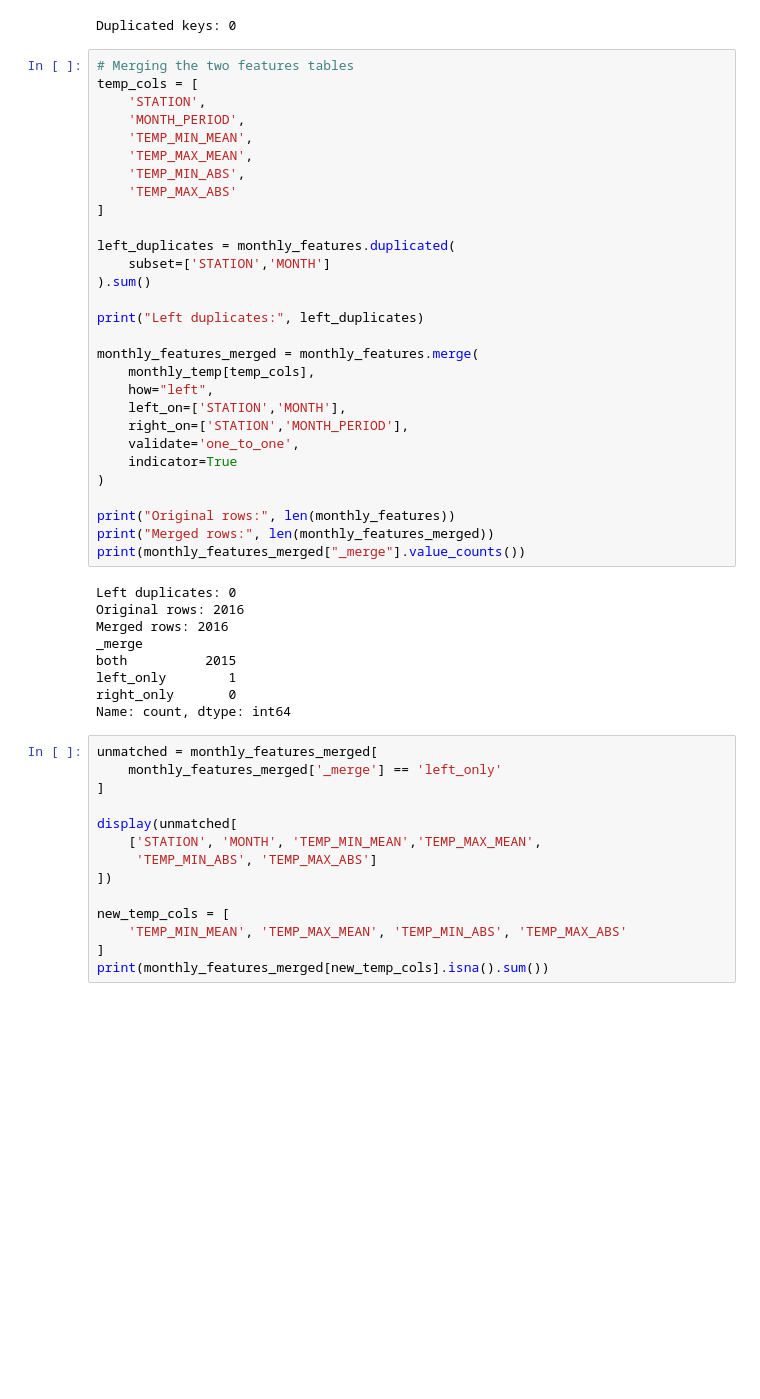
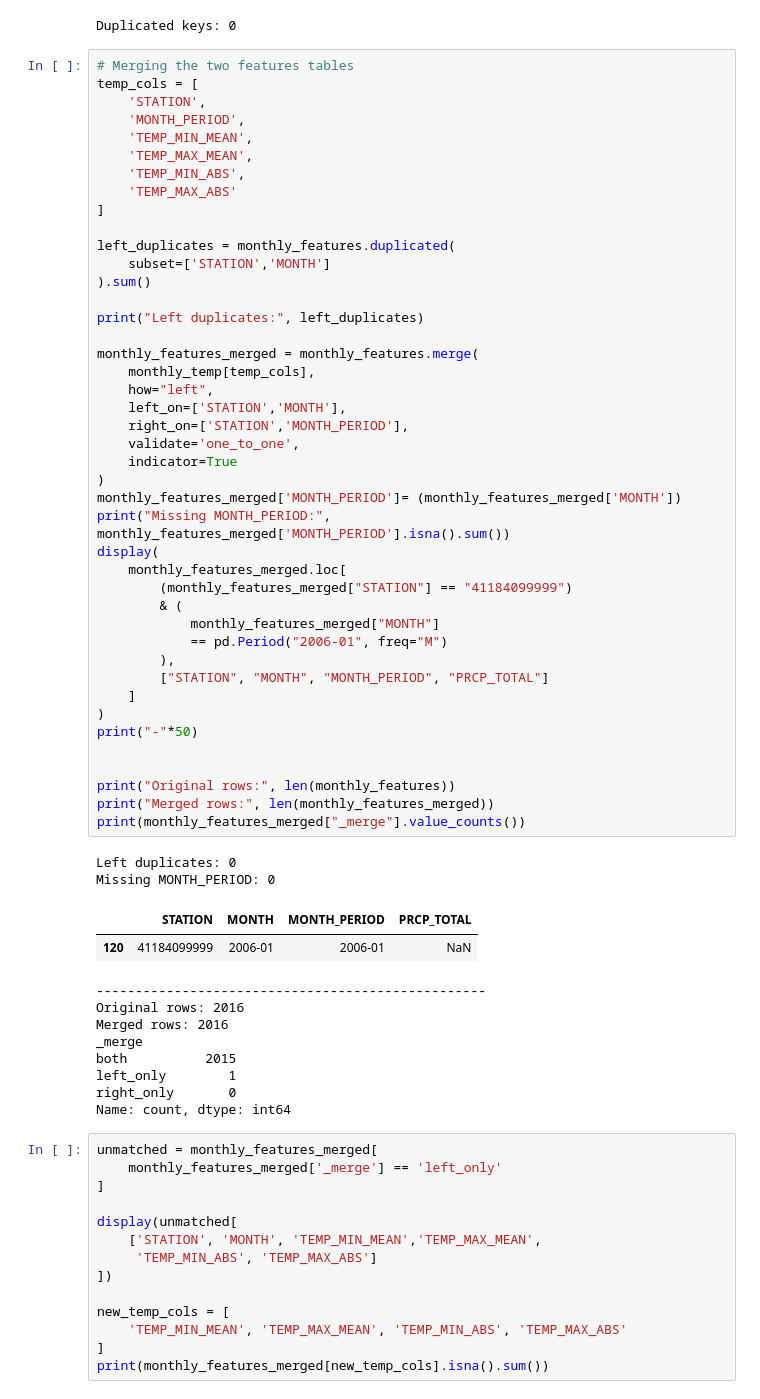
Before and after one commit to mrym828/Rainfall-generalization, a Jupyter notebook: notebooks/02_monthly_aggregation.ipynb, the cells around one changed output. Cells and saved outputs as stored; diff of their text form; blank space fills up the shorter version.

Commit message:
fix(data): improve monthly aggregation and quality control

```diff
--- a/notebooks/02_monthly_aggregation.ipynb
+++ b/notebooks/02_monthly_aggregation.ipynb
@@ -458,40 +458,58 @@ Duplicated keys: 0
 # Merging the two features tables
 temp_cols = [
     'STATION',
     'MONTH_PERIOD',
     'TEMP_MIN_MEAN',
     'TEMP_MAX_MEAN',
     'TEMP_MIN_ABS',
     'TEMP_MAX_ABS'
 ]
 
 left_duplicates = monthly_features.duplicated(
     subset=['STATION','MONTH']
 ).sum()
 
 print("Left duplicates:", left_duplicates)
 
 monthly_features_merged = monthly_features.merge(
     monthly_temp[temp_cols],
     how="left",
     left_on=['STATION','MONTH'],
     right_on=['STATION','MONTH_PERIOD'],
     validate='one_to_one',
     indicator=True
 )
+monthly_features_merged['MONTH_PERIOD']= (monthly_features_merged['MONTH'])
+print("Missing MONTH_PERIOD:", monthly_features_merged['MONTH_PERIOD'].isna().sum())
+display(
+    monthly_features_merged.loc[
+        (monthly_features_merged["STATION"] == "41184099999")
+        & (
+            monthly_features_merged["MONTH"]
+            == pd.Period("2006-01", freq="M")
+        ),
+        ["STATION", "MONTH", "MONTH_PERIOD", "PRCP_TOTAL"]
+    ]
+)
+print("-"*50)
+
 
 print("Original rows:", len(monthly_features))
 print("Merged rows:", len(monthly_features_merged))
 print(monthly_features_merged["_merge"].value_counts())
 # %% [output]
 Left duplicates: 0
-Original rows: 2016
-Merged rows: 2016
-_merge
-both          2015
-left_only        1
-right_only       0
-Name: count, dtype: int64
+Missing MONTH_PERIOD: 0
+|  | STATION | MONTH | MONTH_PERIOD | PRCP_TOTAL |
+| 120 | 41184099999 | 2006-01 | 2006-01 | NaN |
+--------------------------------------------------
+Original rows: 2016
+Merged rows: 2016
+_merge
+both          2015
+left_only        1
+right_only       0
+Name: count, dtype: int64
 # %%
 unmatched = monthly_features_merged[
     monthly_features_merged['_merge'] == 'left_only'
```
Also changed, not shown: 5 other files.
